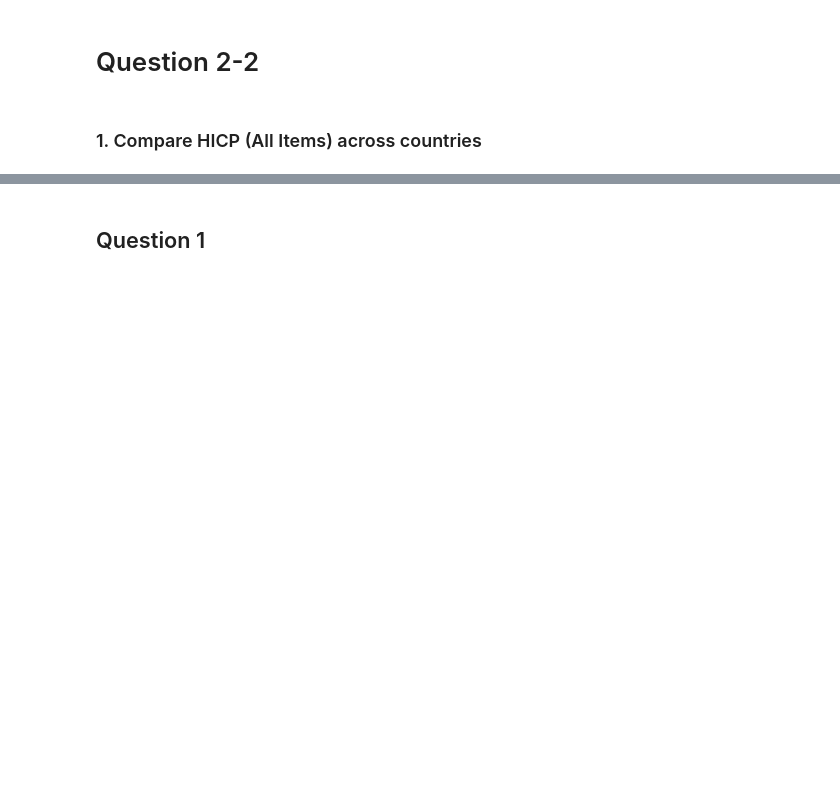
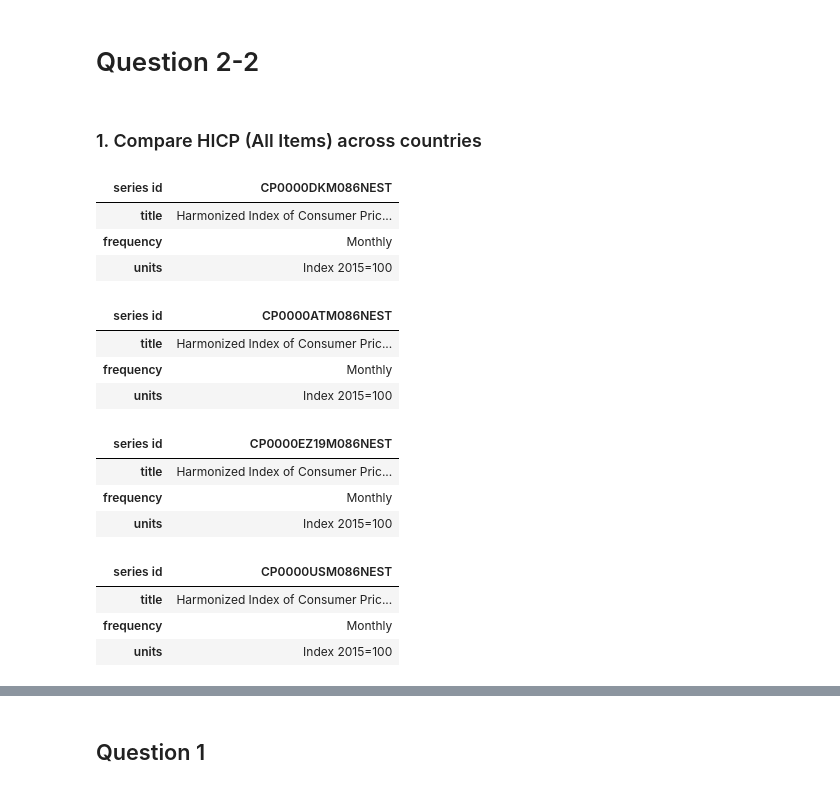
Before and after one commit to Hsueh-1113/Programming-for-Economists, a Jupyter notebook: 01_dataproject/dataproject.ipynb, the cells around one changed output, grey strips where cells are left out. Saved outputs shown, nothing was run; the diff lists cells and outputs as text; code cells hidden in the pictures; blank space fills up the shorter version.

```diff
--- a/01_dataproject/dataproject.ipynb
+++ b/01_dataproject/dataproject.ipynb
@@ -298,0 +295,20 @@ The key difference between HICP and CPI is whether the index includes own-occupi
+# %%
+for k in countriesHICP.keys():
+    display(fred.search(k)[['title','frequency','units']].T)
+# %% [output]
+| series id | CP0000DKM086NEST |
+| title | Harmonized Index of Consumer Pric... |
+| frequency | Monthly |
+| units | Index 2015=100 |
+| series id | CP0000ATM086NEST |
+| title | Harmonized Index of Consumer Pric... |
+| frequency | Monthly |
+| units | Index 2015=100 |
+| series id | CP0000EZ19M086NEST |
+| title | Harmonized Index of Consumer Pric... |
+| frequency | Monthly |
+| units | Index 2015=100 |
+| series id | CP0000USM086NEST |
+| title | Harmonized Index of Consumer Pric... |
+| frequency | Monthly |
+| units | Index 2015=100 |
```
Also changed, not shown: parts of 11 cells of this notebook.
